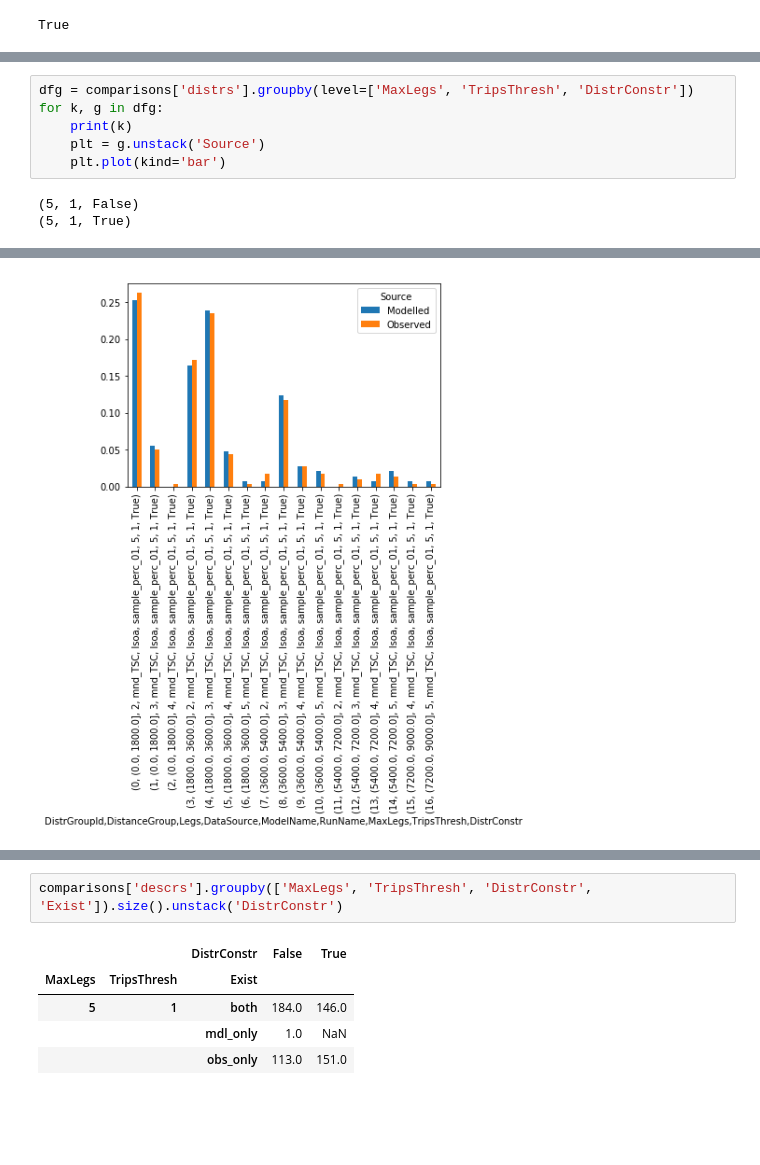
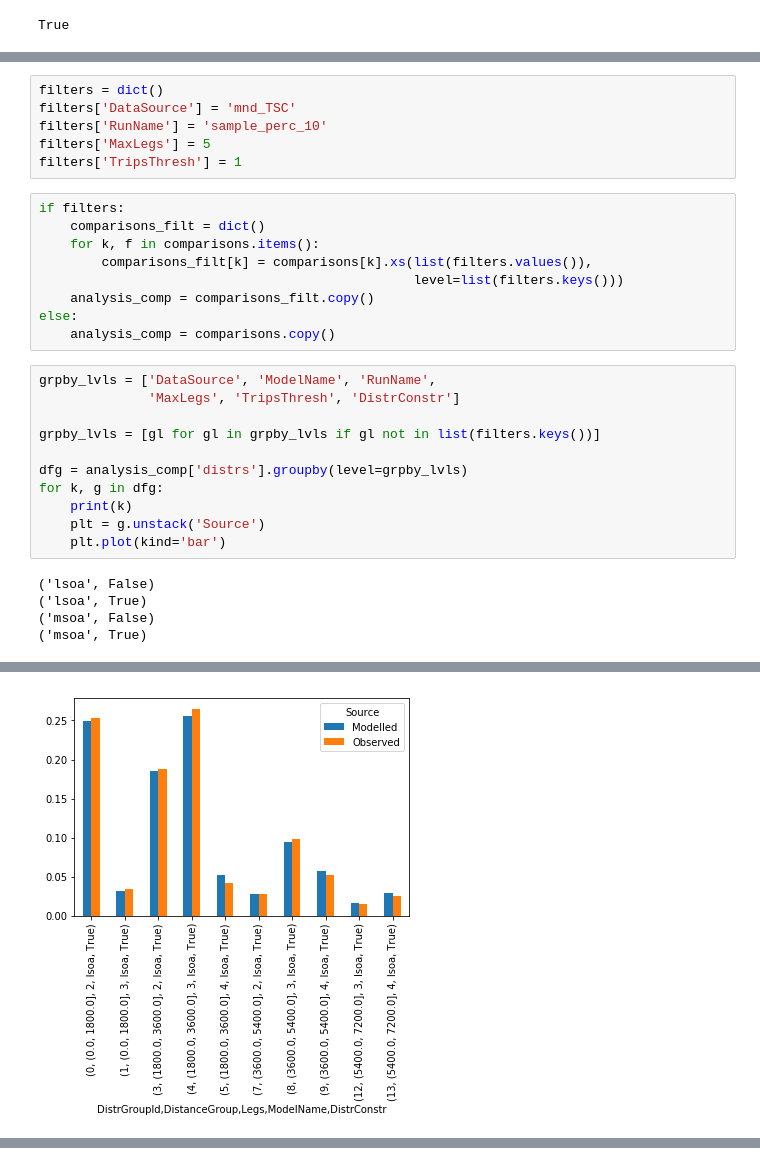
Before and after one commit to harisbal/od2trs, a Jupyter notebook: analysis/optimisation_results.ipynb, the cells around one changed output, grey strips where cells are left out. Saved outputs shown, nothing was run; the diff lists cells and outputs as text; blank space fills up the shorter version.

Commit message:
Update analysis notebook

```diff
--- a/analysis/optimisation_results.ipynb
+++ b/analysis/optimisation_results.ipynb
@@ -336,9 +354,31 @@ df.style.format({
+# %%
+filters = dict()
+filters['DataSource'] = 'mnd_TSC'
+filters['RunName'] = 'sample_perc_10'
+filters['MaxLegs'] = 5
+filters['TripsThresh'] = 1
+# %%
+if filters:
+    comparisons_filt = dict()
+    for k, f in comparisons.items():
+        comparisons_filt[k] = comparisons[k].xs(list(filters.values()),
+                                                level=list(filters.keys()))
+    analysis_comp = comparisons_filt.copy()
+else:
+    analysis_comp = comparisons.copy()
 # %%
-dfg = comparisons['distrs'].groupby(level=['MaxLegs', 'TripsThresh', 'DistrConstr'])
+grpby_lvls = ['DataSource', 'ModelName', 'RunName',
+              'MaxLegs', 'TripsThresh', 'DistrConstr']
+
+grpby_lvls = [gl for gl in grpby_lvls if gl not in list(filters.keys())]
+
+dfg = analysis_comp['distrs'].groupby(level=grpby_lvls)
 for k, g in dfg:
     print(k)
     plt = g.unstack('Source')
     plt.plot(kind='bar')
 # %% [output]
-(5, 1, False)
-(5, 1, True)
+('lsoa', False)
+('lsoa', True)
+('msoa', False)
+('msoa', True)
@@ -346 +386 @@ for k, g in dfg:
-[figure, old version]
+[figure, new version]
@@ -347,8 +388,0 @@ for k, g in dfg:
-# %%
-comparisons['descrs'].groupby(['MaxLegs', 'TripsThresh', 'DistrConstr', 'Exist']).size().unstack('DistrConstr')
-# %% [output]
-|  |  | DistrConstr | False | True |
-| MaxLegs | TripsThresh | Exist |  |  |
-| 5 | 1 | both | 184.0 | 146.0 |
-|  |  | mdl_only | 1.0 | NaN |
-|  |  | obs_only | 113.0 | 151.0 |
```
Also changed, not shown: parts of 5 cells of this notebook, 1 other file.
